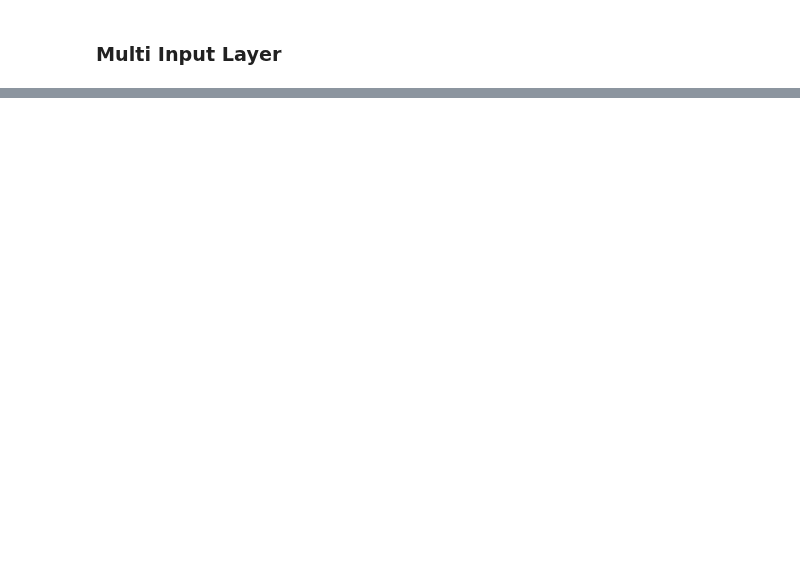
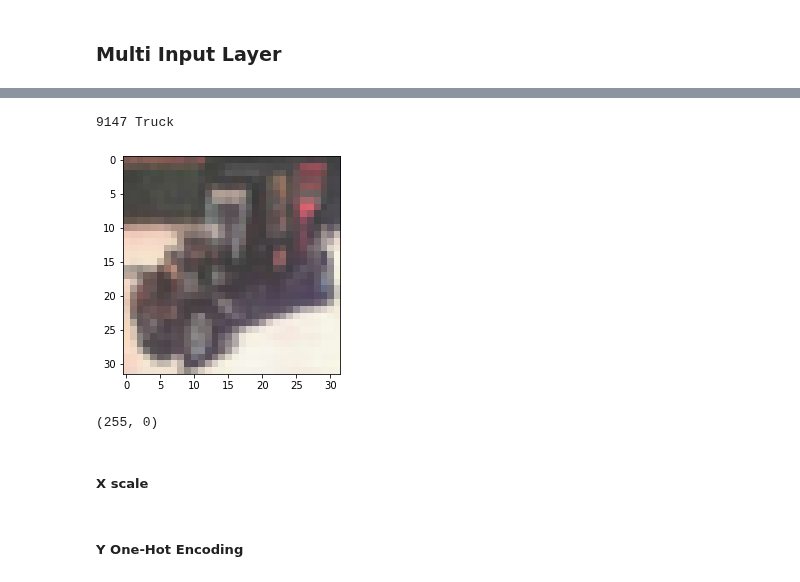
Before and after one commit to mskyun721/aivle_python, a Jupyter notebook: Class/tensorflow.ipynb, the cells around one changed output, grey strips where cells are left out. Saved outputs shown, nothing was run; the diff lists cells and outputs as text; code cells hidden in the pictures; blank space fills up the shorter version.

```diff
--- a/Class/tensorflow.ipynb
+++ b/Class/tensorflow.ipynb
@@ -963,0 +567,2 @@ array([1, 2, 0, 1, 1, 2, 0, 2, 1, 1, 2, 2, 2, 2, 1], dtype=int64)
+# %%
+(train_x, train_y), (test_x, test_y) = tf.keras.datasets.cifar10.load_data()
@@ -963,0 +573,13 @@ array([1, 2, 0, 1, 1, 2, 0, 2, 1, 1, 2, 2, 2, 2, 1], dtype=int64)
+# %%
+labels = { 0 : 'Airplane',
+          1 : 'Automobile',
+          2 : 'Bird',
+          3 : 'Cat',
+          4 : 'Deer',
+          5 : 'Dog',
+          6 : 'Frog',
+          7 : 'Horse',
+          8 : 'Ship',
+          9 : 'Truck' }
+
+labels
@@ -963,0 +597,16 @@ array([1, 2, 0, 1, 1, 2, 0, 2, 1, 1, 2, 2, 2, 2, 1], dtype=int64)
+# %%
+idx = rd.randrange(0,10000)
+
+print(idx, labels[test_y[idx][0]])
+plt.imshow(test_x[idx])
+plt.show()
+# %% [output]
+9147 Truck
+[figure, added]
+# %%
+max_x, min_x = train_x.max(), train_x.min()
+max_x, min_x
+# %% [output]
+(255, 0)
+# %% [markdown]
+##### X scale
@@ -963,0 +616,2 @@ array([1, 2, 0, 1, 1, 2, 0, 2, 1, 1, 2, 2, 2, 2, 1], dtype=int64)
+# %% [markdown]
+##### Y One-Hot Encoding
```
Also changed, not shown: parts of 78 cells of this notebook.
